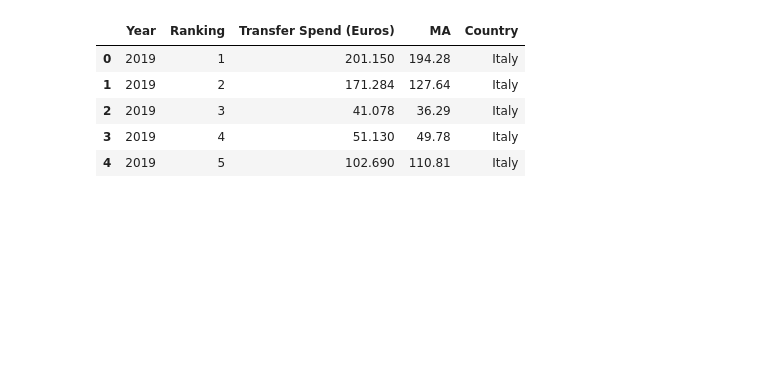
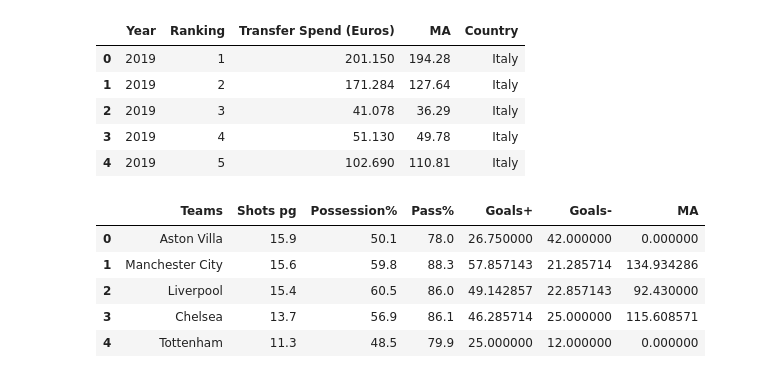
Before and after one commit to QuentinMahieu/Project_soccer_2, a Jupyter notebook: data/team_player/scripts/merging_data.ipynb, the cells around one changed output. Saved outputs shown, nothing was run; the diff lists cells and outputs as text; code cells hidden in the pictures; blank space fills up the shorter version.

Commit message:
merge Q&L

```diff
--- a/data/team_player/scripts/merging_data.ipynb
+++ b/data/team_player/scripts/merging_data.ipynb
@@ -93,3 +93,38 @@ final_it = final_it.drop(columns=["Team","Goals","G+","G-","Points_y"]).rename({
 # %%
 leagues_df = pd.concat([final_eng,final_it,final_es])
 leagues_df = leagues_df.merge(transfer_df, on=["Year","Ranking","Country"],how='outer').drop_duplicates()
+leagues_df.fillna(0,inplace=True)
+# %%
+#import the data for 2020
+from selenium import webdriver
+import time
+driver = webdriver.Chrome('/usr/local/bin/chromedriver')
+url_eng = "https://www.whoscored.com/Regions/252/Tournaments/2/Seasons/8228/Stages/18685/TeamStatistics/England-Premier-League-2020-2021"
+url_es = "https://www.whoscored.com/Regions/206/Tournaments/4/Seasons/8321/Stages/18851/TeamStatistics/Spain-LaLiga-2020-2021"
+url_it = "https://www.whoscored.com/Regions/108/Tournaments/5/Seasons/8330/Stages/18873/TeamStatistics/Italy-Serie-A-2020-2021"
+urls = [url_eng,url_es,url_it]
+dfs = []
+for url in urls:
+    driver.get(url)
+    time.sleep(3)
+    tbl = driver.find_element_by_xpath(
+        '//table[@id="top-team-stats-summary-grid"]').get_attribute('outerHTML')
+    df  = pd.read_html(tbl)[0]
+    for i,d in df.iterrows():
+        teams = d["Team"].split(" ",1)
+        df["Team"][i] = teams[1]
+    df = df[["Team","Shots pg", "Possession%","Pass%"]].rename({"Team":"Teams"}, axis=1)
+    dfs.append(df)
+df = pd.concat(dfs)
+df2 = leagues_df.groupby("Teams").agg(
+    {"Goals+":"mean","Goals-":"mean","MA":"mean"}).\
+        sort_values("Goals+", ascending=False)
+df_final = df.merge(df2,on=["Teams"], how="inner")
+df_final.head()
+# %% [output]
+|  | Teams | Shots pg | Possession% | Pass% | Goals+ | Goals- | MA |
+| 0 | Aston Villa | 15.9 | 50.1 | 78.0 | 26.750000 | 42.000000 | 0.000000 |
+| 1 | Manchester City | 15.6 | 59.8 | 88.3 | 57.857143 | 21.285714 | 134.934286 |
+| 2 | Liverpool | 15.4 | 60.5 | 86.0 | 49.142857 | 22.857143 | 92.430000 |
+| 3 | Chelsea | 13.7 | 56.9 | 86.1 | 46.285714 | 25.000000 | 115.608571 |
+| 4 | Tottenham | 11.3 | 48.5 | 79.9 | 25.000000 | 12.000000 | 0.000000 |
```
Also changed, not shown: parts of 6 cells of this notebook, 28 other files.
